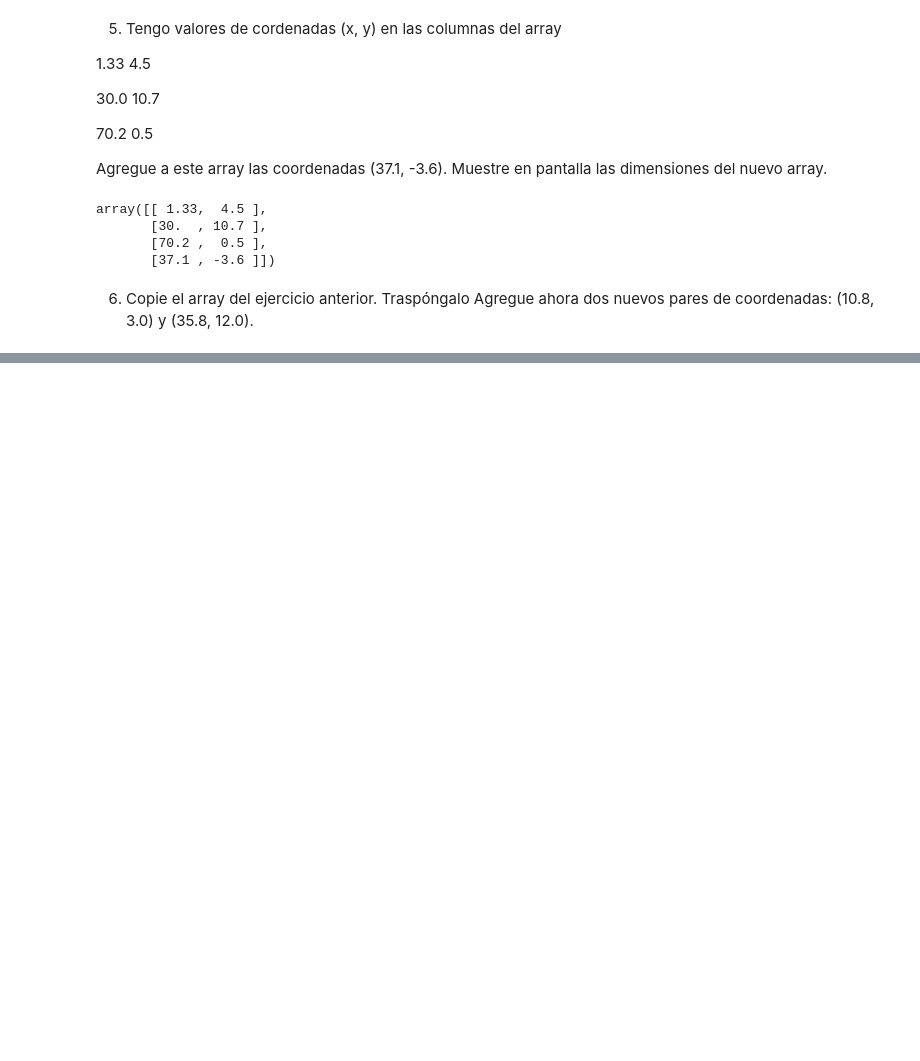
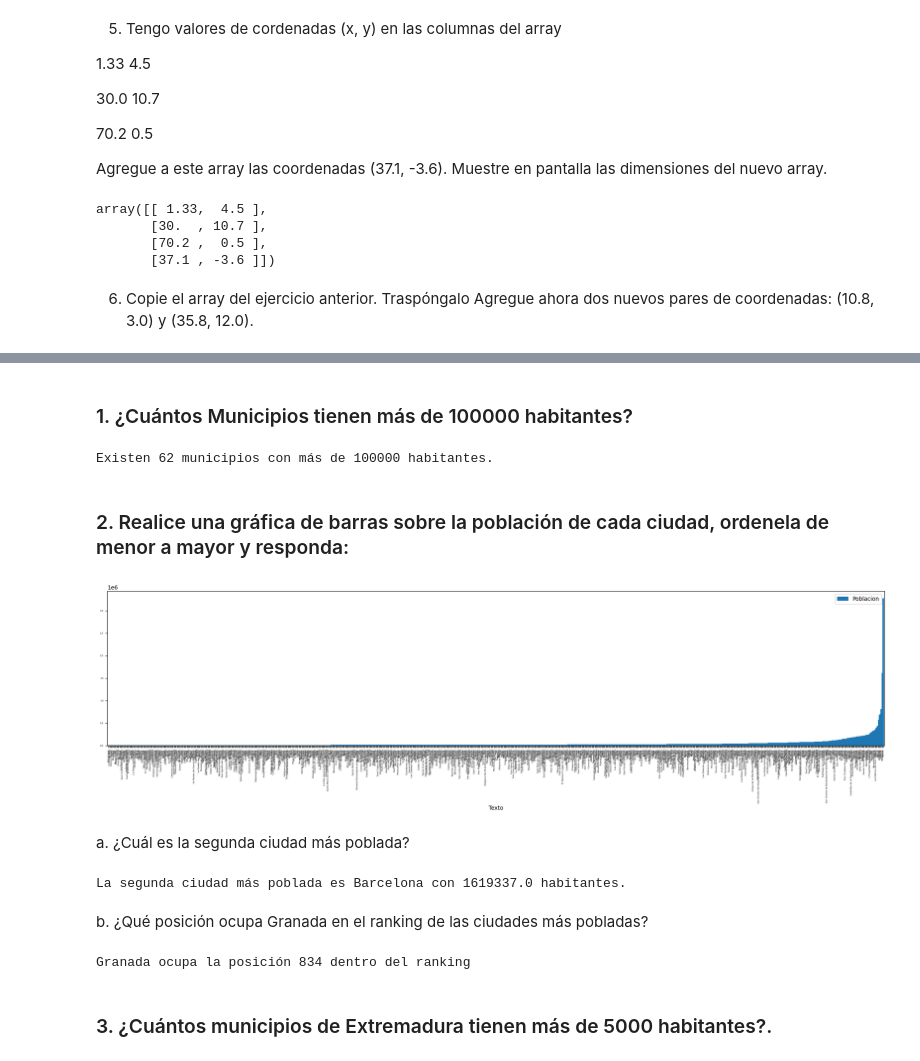
Before and after one commit to PoldanaGt/Lab_3, a Jupyter notebook: LAB3 Pablo Aldana.ipynb, the cells around one changed output, grey strips where cells are left out. Saved outputs shown, nothing was run; the diff lists cells and outputs as text; code cells hidden in the pictures; blank space fills up the shorter version.

```diff
--- a/LAB3 Pablo Aldana.ipynb
+++ b/LAB3 Pablo Aldana.ipynb
@@ -85,0 +115,3 @@ yt=
+# %%
+df=pd.read_csv('NucleosPoblacion.csv')
+df
@@ -85,0 +132,2 @@ yt=
+# %%
+df.set_index('FID',inplace=True)
@@ -85,0 +151,34 @@ yt=
+# %% [markdown]
+### 1. ¿Cuántos Municipios tienen más de 100000 habitantes?
+# %%
+m=df[df['Poblacion']>100000]
+cm=len(m.index)
+print(f'Existen {cm} municipios con más de 100000 habitantes.')
+# %% [output]
+Existen 62 municipios con más de 100000 habitantes.
+# %% [markdown]
+### 2. Realice una gráfica de barras sobre la población de cada ciudad, ordenela de menor a mayor y responda:
+# %%
+df_sorted=df.sort_values('Poblacion',ascending=True)
+df_sorted=df_sorted.reset_index(drop=True)
+gp=df_sorted.plot.bar(x='Texto', y='Poblacion',figsize=(25,5),width=2,fontsize=4)
+# %% [output]
+[figure, added]
+# %% [markdown]
+a. ¿Cuál es la segunda ciudad más poblada?
+# %%
+a=df_sorted[['Texto','Poblacion']][-2:-1]
+
+print(f'La segunda ciudad más poblada es {a["Texto"].values[0]} con {a["Poblacion"].values[0]} habitantes.')
+# %% [output]
+La segunda ciudad más poblada es Barcelona con 1619337.0 habitantes.
+# %% [markdown]
+b. ¿Qué posición ocupa Granada en el ranking de las ciudades más pobladas?
+# %%
+P=df_sorted.loc[df_sorted['Texto']=='Granada']
+Pos=P.index.values[0]
+print(f'Granada ocupa la posición {Pos} dentro del ranking')
+# %% [output]
+Granada ocupa la posición 834 dentro del ranking
+# %% [markdown]
+### 3. ¿Cuántos municipios de Extremadura tienen más de 5000 habitantes?.
```
Also changed, not shown: parts of 9 cells of this notebook.
